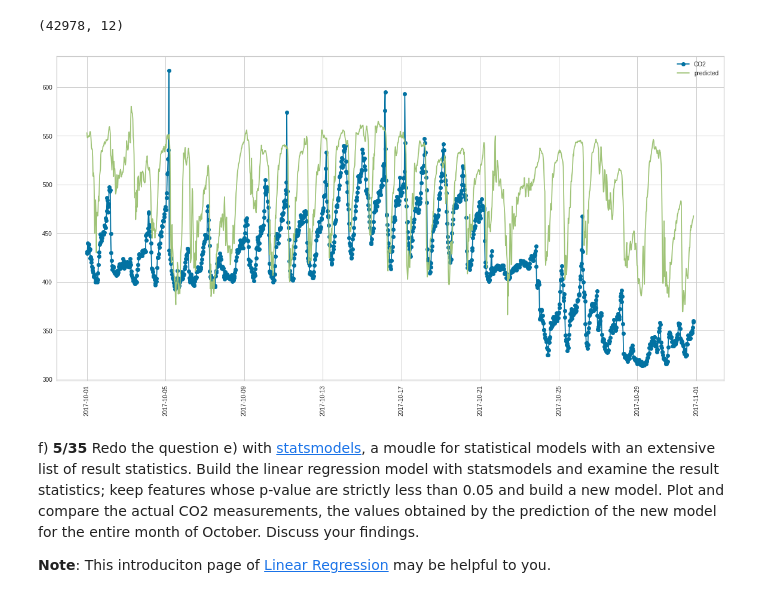
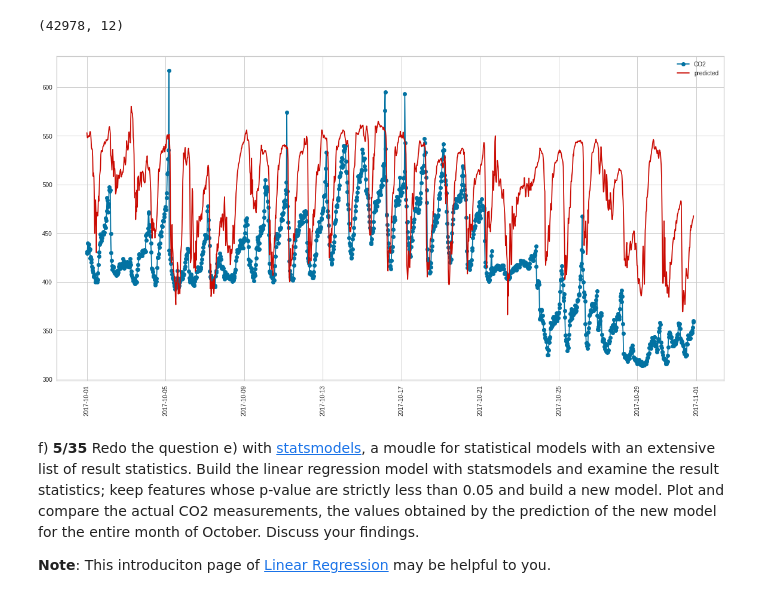
Before and after one commit to FurkanKarakas/dslab-homework-2, a Jupyter notebook: notebooks/DSLab_homework-2.ipynb, the cells around one changed output. Saved outputs shown, nothing was run; the diff lists cells and outputs as text; code cells hidden in the pictures.

```diff
--- a/notebooks/DSLab_homework-2.ipynb
+++ b/notebooks/DSLab_homework-2.ipynb
@@ -657,7 +657,7 @@ def train_and_select_model(Xcur,ycur):
         lr = LinearRegression(fit_intercept=False)
         lr = lr.fit(X_train, y_train)
         y_test_pred = lr.predict(X_test)
-        scores = cross_val_score(lr, X_train, y_train, cv=tscv)
+        scores = cross_val_score(lr, X_train, y_train, cv=tscv,scoring ='r2')
         print(scores)
         error = mean_squared_error(y_test, y_test_pred)
         print("MSE: "+ str(error))
@@ -795,7 +790,7 @@ denem12324 = [1,2,3,4,5]
 similar_altitude = df_final[ df_final['cluster_ID'] == cluster]['LocationName'].unique()
 similar_altitude  =similar_altitude[similar_altitude !="ZSBN"]
 print(similar_altitude,len(similar_altitude))
-similar_altitude = [loc for loc in similar_altitude  if df_final[df_final['LocationName']==loc].shape[0] == num_data_points ]
+similar_altitude = [loc for loc in similar_altitude  if df_final[df_final['LocationName']==loc].shape[0] == df_final[df_final['LocationName']=="ZSBN"].shape[0] ]
 print(similar_altitude,len(similar_altitude))
 # %% [output]
 ['RCTZ' 'SMHK' 'SZGL' 'WRTW' 'WSUM' 'ZALL' 'ZAML' 'ZAZG' 'ZBLG' 'ZBRC'
@@ -877,12 +872,12 @@ X_agg.shape
 # %%
 plt.figure(figsize=(20,10))
 plt.plot(df_co2_zsbn.index.values[:-6],y, marker='o', label='CO2')
-plt.plot(df_co2_zsbn.index.values[:-6],y_pred, marker='x', label='predicted')
+plt.plot(df_co2_zsbn.index.values[:-6],y_pred, marker='x', label='predicted',color = "r")
 plt.xticks(rotation=90)
 plt.legend()
 plt.grid(True)
 # %% [output]
-[figure, old version]
+[figure, new version]
 # %% [markdown]
 f) **5/35** Redo the question e) with [statsmodels](https://www.statsmodels.org/stable/index.html), a moudle for statistical models with an extensive list of result statistics. Build the linear regression model with statsmodels and examine the result statistics; keep features whose p-value are strictly less than 0.05 and build a new model. Plot and compare the actual CO2 measurements, the values obtained by the prediction of the new model for the entire month of October. Discuss your findings.
 
```
Also changed, not shown: parts of 14 cells of this notebook.
